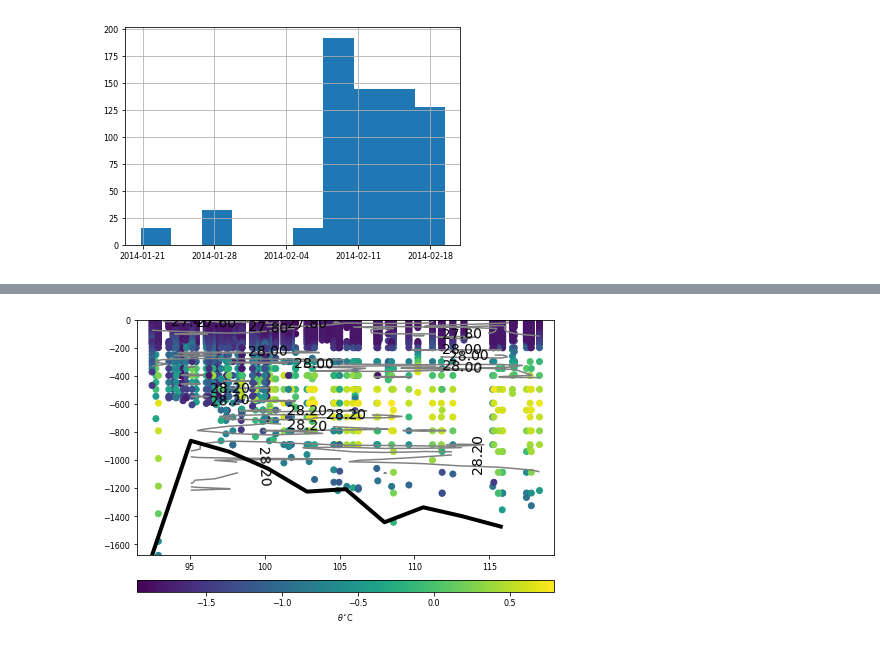
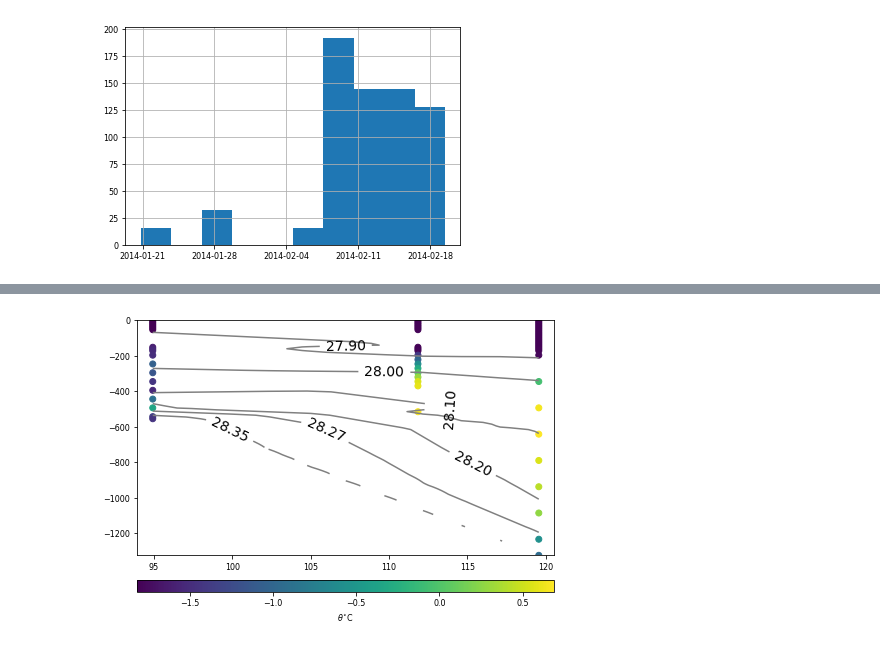
Before and after one commit to adityarn/antarctic_margins_MEOP, a Jupyter notebook: Across_ASF.ipynb, the cells around one changed output, grey strips where cells are left out. Saved outputs shown, nothing was run; the diff lists cells and outputs as text; code cells hidden in the pictures.

```diff
--- a/Across_ASF.ipynb
+++ b/Across_ASF.ipynb
@@ -243,0 +231,8 @@ boundingBox2 = viewProf.get_bounding_box(mPrydz, 6115471.6818 , 8857416.02885, 6
+# %%
+plt.close(1)
+plt.figure(1)
+boundingBox2 = viewProf.get_bounding_box(mPrydz, 6115471.6818 , 8857416.02885, 6141685.79287 , 8885655.77577)
+boundingBox2 = [ boundingBox2[0], boundingBox2[2] ]
+selectProfiles = viewProf.get_box_dfselector(dfmg, boundingBox2)
+dfmg.loc[selectProfiles & sel_years(dfmg, years=[2011]) ].JULD.hist()
+plt.show()
@@ -243,0 +241,6 @@ boundingBox2 = viewProf.get_bounding_box(mPrydz, 6115471.6818 , 8857416.02885, 6
+# %%
+dfmg["ABSDEPTH"] = abs(dfmg["DEPTH"])
+importlib.reload(profDist)
+selectPeriod = (dfmg.JULD.dt.year == 2011) & (dfmg.JULD.dt.month == 3)
+profDist.plotProfDist_in_BoundingBox(dfmg[selectPeriod], boundingBox=boundingBox2, plotTimeHist=False,
+                                     levels=levels, xlat=True)
@@ -243,0 +249,5 @@ boundingBox2 = viewProf.get_bounding_box(mPrydz, 6115471.6818 , 8857416.02885, 6
+# %%
+dfmg["ABSDEPTH"] = abs(dfmg["DEPTH"])
+importlib.reload(profDist)
+selectPeriod = (dfmg.JULD.dt.year == 2011) & (dfmg.JULD.dt.month == 4)
+profDist.plotProfDist_in_BoundingBox(dfmg[selectPeriod], boundingBox=boundingBox2, plotTimeHist=False, levels=levels)
@@ -243,0 +273,5 @@ boundingBox2 = viewProf.get_bounding_box(mPrydz, 6115471.6818 , 8857416.02885, 6
+# %%
+dfmg["ABSDEPTH"] = abs(dfmg["DEPTH"])
+importlib.reload(profDist)
+selectPeriod = (dfmg.JULD.dt.year == 2011) & (dfmg.JULD.dt.month == 7)
+profDist.plotProfDist_in_BoundingBox(dfmg[selectPeriod], boundingBox=boundingBox2, plotTimeHist=False, levels=levels)
@@ -244,7 +280,7 @@ boundingBox2 = viewProf.get_bounding_box(mPrydz, 6115471.6818 , 8857416.02885, 6
 # %%
 dfmg["ABSDEPTH"] = abs(dfmg["DEPTH"])
 importlib.reload(profDist)
 selectPeriod = (dfmg.JULD.dt.year == 2011) & (dfmg.JULD.dt.month == 8)
-profDist.plotProfDist_in_BoundingBox(dfmg, boundingBox=boundingBox2, plotTimeHist=False)
+profDist.plotProfDist_in_BoundingBox(dfmg[selectPeriod], boundingBox=boundingBox2, plotTimeHist=False, levels=levels)
 # %% [output]
-[figure, old version]
+[figure, new version]
```
Also changed, not shown: parts of 71 cells of this notebook, 5 other files.
